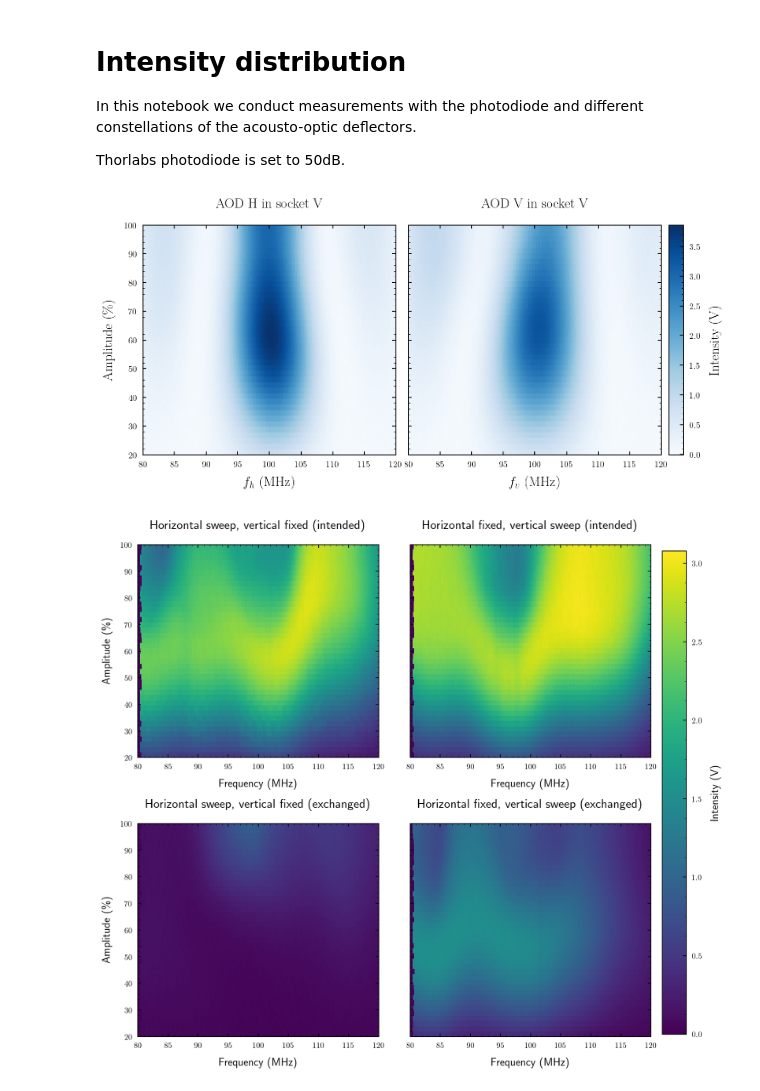
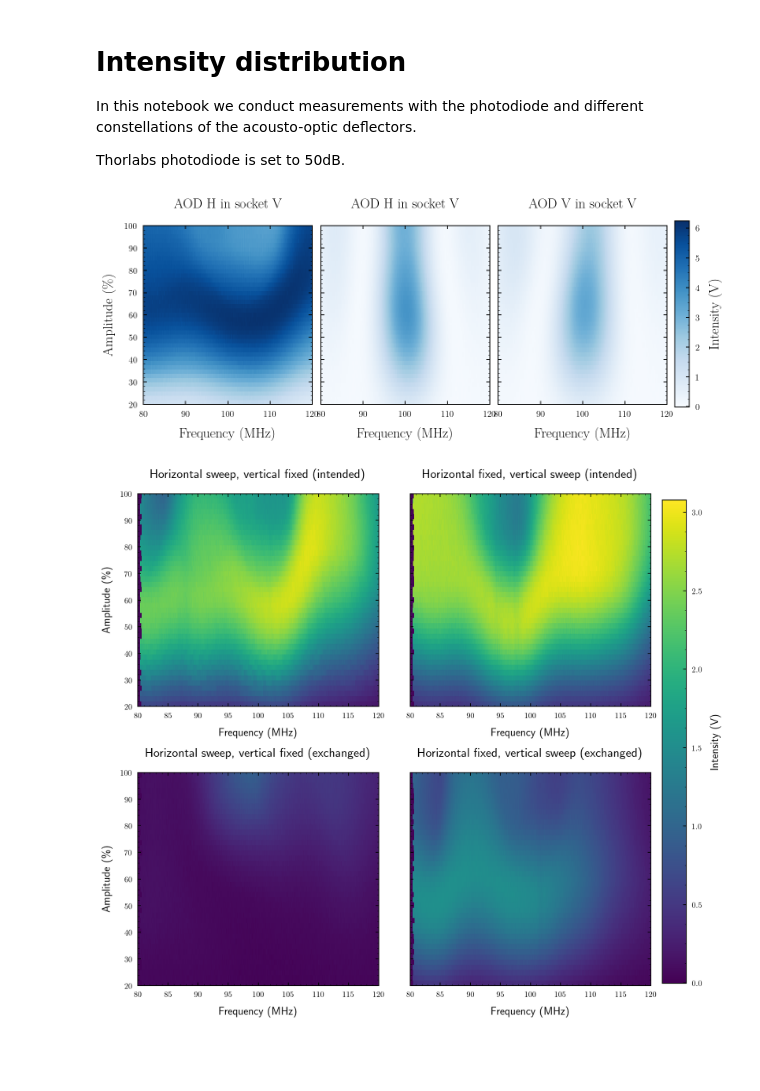
Before and after one commit to bodokaiser/bachelor-thesis, a Jupyter notebook: notebook/evaluation/intensity-distribution.ipynb, the cells around one changed output. Drawn from its saved outputs; the diff is of its cells as text; code cells hidden in the pictures; blank space fills up the shorter version.

Commit message:
updated chapter structure and some figures

```diff
--- a/notebook/evaluation/intensity-distribution.ipynb
+++ b/notebook/evaluation/intensity-distribution.ipynb
@@ -60,29 +60,34 @@ hv_f, hv_U, hv_I = to_intensity_matrix(hv)
 vv_f, vv_U, vv_I = to_intensity_matrix(vv)
 vh_f, vh_U, vh_I = to_intensity_matrix(vh)
 # %%
-fig, axes = plt.subplots(ncols=2, figsize=(12, 5), sharey=True)
+fig, axes = plt.subplots(ncols=3, figsize=(12, 4), sharey=True)
 
-vmin = np.min([hv_I.min(), vv_I.min()])
-vmax = np.max([hv_I.max(), vv_I.max()])
+vmin = np.min([hv_I.min(), hh_I.min(), vv_I.min()])
+vmax = np.max([hv_I.max(), hh_I.max(), vv_I.max()])
 
 axes[0].set_title('AOD H in socket V')
-axes[0].set_xlabel('$f_h$ (\si{\mega\hertz})')
+axes[0].set_xlabel('Frequency (\si{\mega\hertz})')
 axes[0].set_ylabel('Amplitude (\si{\percent})')
-axes[0].imshow(np.rot90(hv_I), aspect='auto', vmin=vmin, vmax=vmax,
+axes[0].imshow(np.rot90(hh_I), aspect='auto', vmin=vmin, vmax=vmax,
+    extent=[hh_f.min() / 1e6, hh_f.max() / 1e6, hh_U.min() * 1e2, hh_U.max()  * 1e2])
+
+axes[1].set_title('AOD H in socket V')
+axes[1].set_xlabel('Frequency (\si{\mega\hertz})')
+axes[1].imshow(np.rot90(hv_I), aspect='auto', vmin=vmin, vmax=vmax,
     extent=[hv_f.min() / 1e6, hv_f.max() / 1e6, hv_U.min() * 1e2, hv_U.max()  * 1e2])
 
-axes[1].set_title('AOD V in socket V')
-axes[1].set_xlabel('$f_v$ (\si{\mega\hertz})')
-im = axes[1].imshow(np.rot90(vv_I), aspect='auto', vmin=vmin, vmax=vmax,
+axes[2].set_title('AOD V in socket V')
+axes[2].set_xlabel('Frequency (\si{\mega\hertz})')
+im = axes[2].imshow(np.rot90(vv_I), aspect='auto', vmin=vmin, vmax=vmax,
     extent=[vv_f.min() / 1e6, vv_f.max() / 1e6, vv_U.min() * 1e2, vv_U.max() * 1e2])
 
-plt.subplots_adjust(top=.9, bottom=.15, hspace=.05, wspace=.05, right=.83)
+plt.subplots_adjust(top=.88, bottom=.16, hspace=.05, wspace=.05, right=.83)
 plt.colorbar(im, label=r'Intensity (\si{\volt})', cax=plt.axes([0.84, 0.15, 0.02, .75]))
 plt.savefig(os.path.join(figuredir, 'unpaired-amplitude.pgf'))
 plt.savefig(os.path.join(figuredir, 'unpaired-amplitude.pdf'))
 plt.show()
 # %% [output]
-[figure, old version]
+[figure, new version]
 # %%
 a_hsweep = pd.read_hdf(os.path.join(datadir, 'anticipated-amplitude.h5'), 'hsweep')
 a_vsweep = pd.read_hdf(os.path.join(datadir, 'anticipated-amplitude.h5'), 'vsweep')
```
Also changed, not shown: parts of 1 cell of this notebook, 40 other files.
